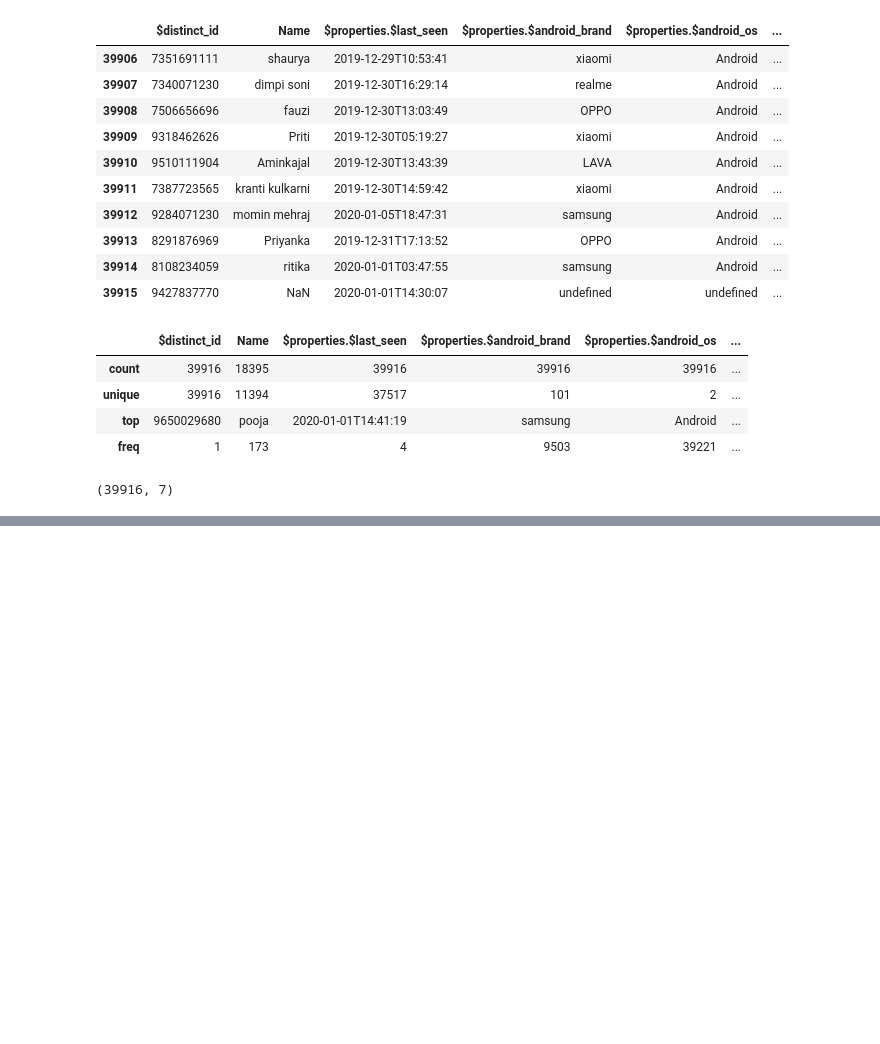
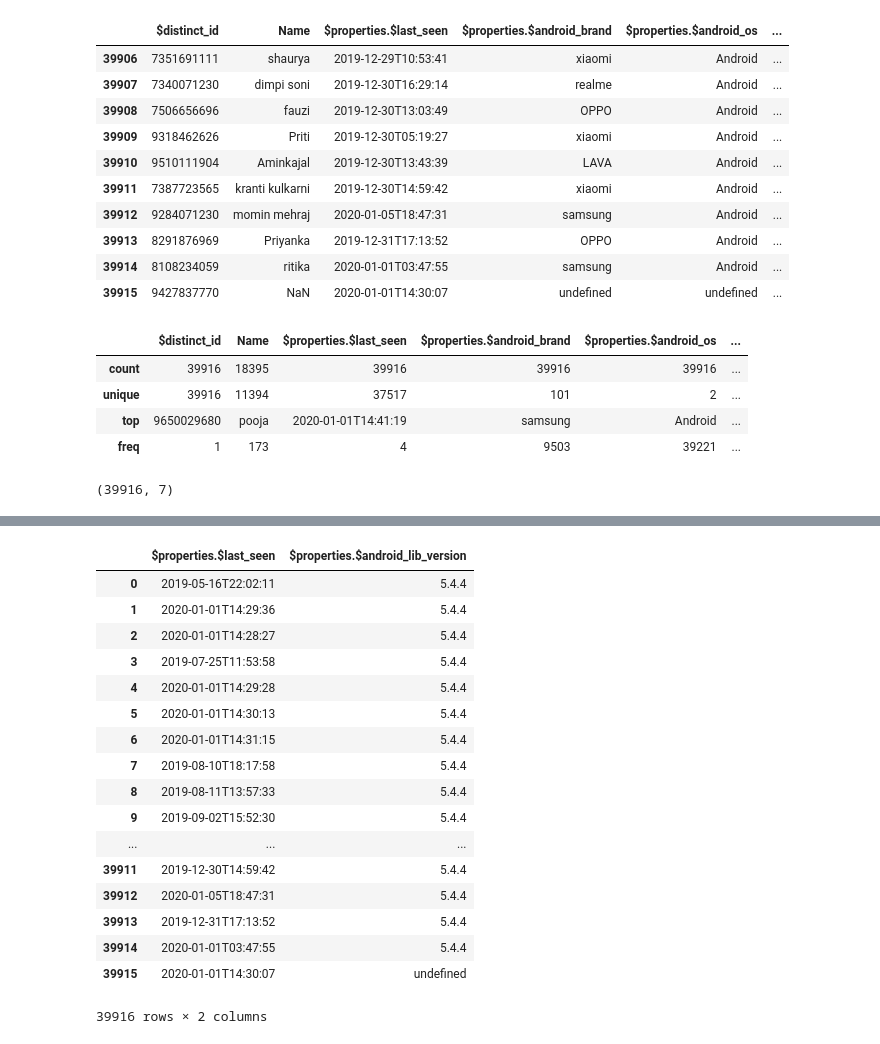
Before and after one commit to B4xAbhishek/octodata, a Jupyter notebook: octo version csv.ipynb, the cells around one changed output, grey strips where cells are left out. Cells and saved outputs as stored; diff of their text form; code cells hidden in the pictures; blank space fills up the shorter version.

```diff
--- a/octo version csv.ipynb
+++ b/octo version csv.ipynb
@@ -47,0 +88,21 @@ ValueError: labels ['properties.properties. last_seen'] not contained in axis
+# %%
+df
+# %% [output]
+|  | $properties.$last_seen | $properties.$android_lib_version |
+| 0 | 2019-05-16T22:02:11 | 5.4.4 |
+| 1 | 2020-01-01T14:29:36 | 5.4.4 |
+| 2 | 2020-01-01T14:28:27 | 5.4.4 |
+| 3 | 2019-07-25T11:53:58 | 5.4.4 |
+| 4 | 2020-01-01T14:29:28 | 5.4.4 |
+| 5 | 2020-01-01T14:30:13 | 5.4.4 |
+| 6 | 2020-01-01T14:31:15 | 5.4.4 |
+| 7 | 2019-08-10T18:17:58 | 5.4.4 |
+| 8 | 2019-08-11T13:57:33 | 5.4.4 |
+| 9 | 2019-09-02T15:52:30 | 5.4.4 |
+| ... | ... | ... |
+| 39911 | 2019-12-30T14:59:42 | 5.4.4 |
+| 39912 | 2020-01-05T18:47:31 | 5.4.4 |
+| 39913 | 2019-12-31T17:13:52 | 5.4.4 |
+| 39914 | 2020-01-01T03:47:55 | 5.4.4 |
+| 39915 | 2020-01-01T14:30:07 | undefined |
+39916 rows × 2 columns
```
Also changed, not shown: parts of 5 cells of this notebook.
